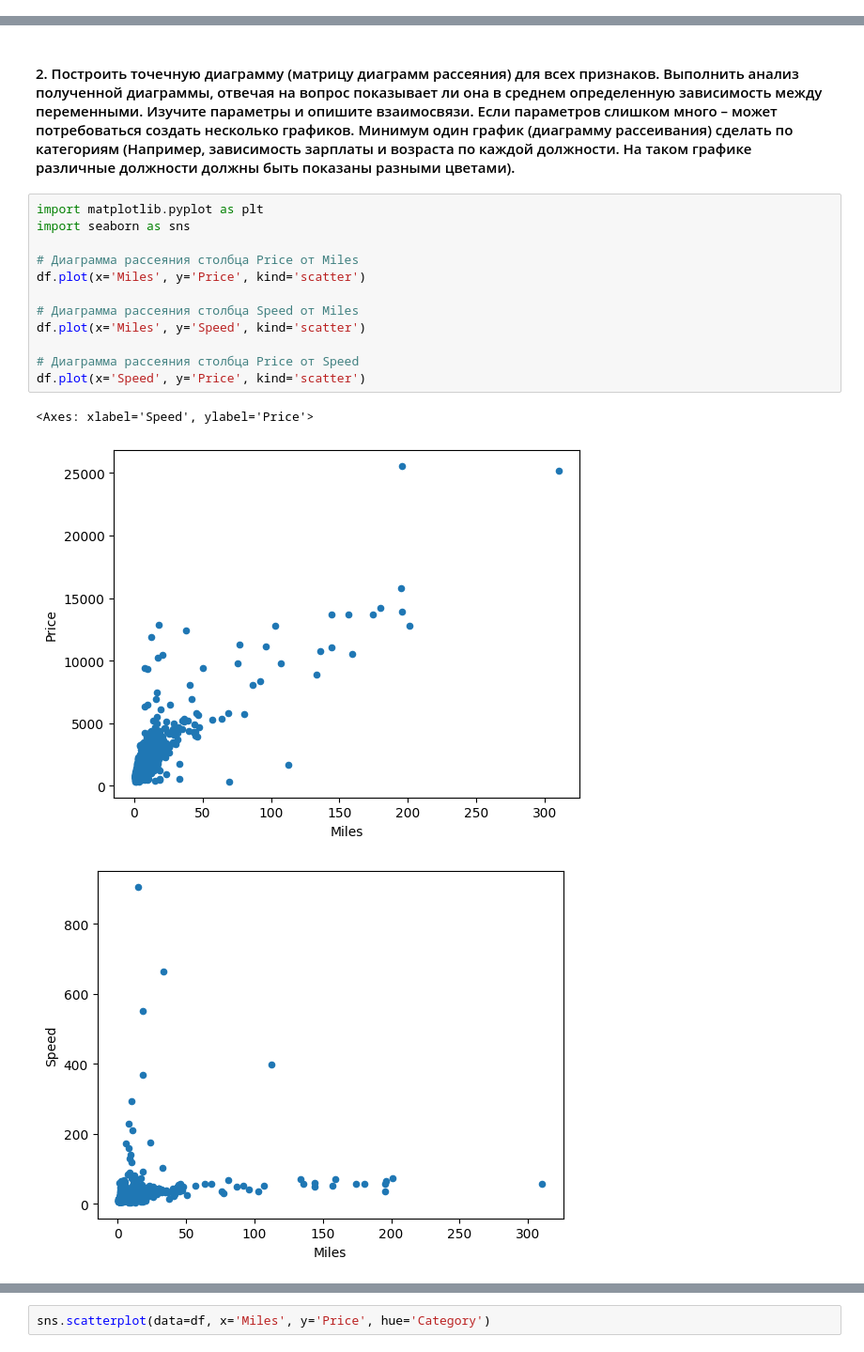
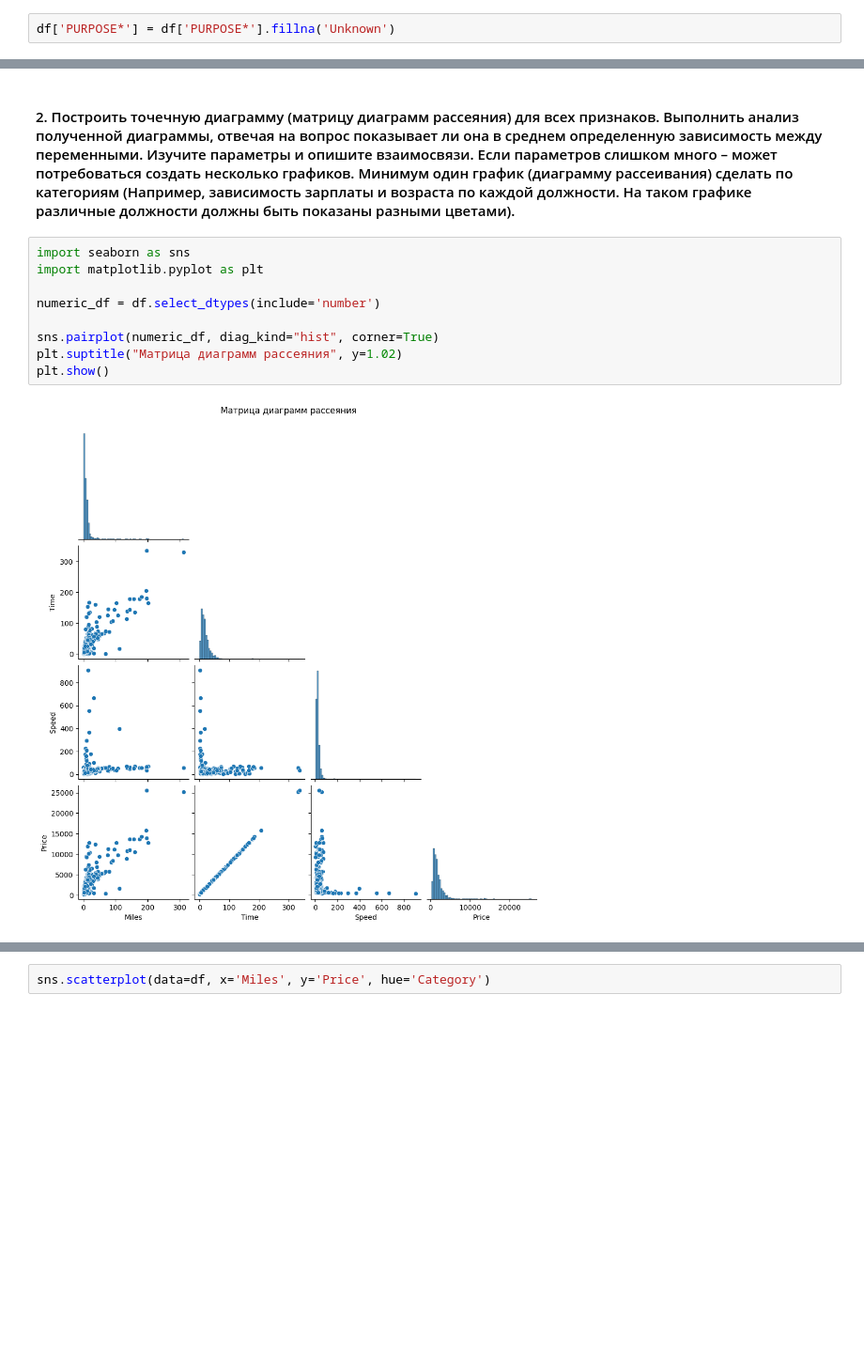
Before and after one commit to SergeyMar06/Data_analysis_4315_Markiyanov_8, a Jupyter notebook: LR2_Markiyanov_8.ipynb, the cells around one changed output, grey strips where cells are left out. Shown: that part at 94% size. Saved outputs shown, nothing was run; the diff lists cells and outputs as text; blank space fills up the shorter version.

Commit message:
Доработка заданий и диаграмм, добавление новых

```diff
--- a/LR2_Markiyanov_8.ipynb
+++ b/LR2_Markiyanov_8.ipynb
@@ -76,3 +76,5 @@ time             0
 speed            0
 price            0
 dtype: int64
+# %%
+df['PURPOSE*'] = df['PURPOSE*'].fillna('Unknown')
@@ -122,18 +138,13 @@ Index(['Start_date', 'End_date', 'Category', 'Start', 'Stop', 'Miles',
 # %% [markdown]
 #### 2. Построить точечную диаграмму (матрицу диаграмм рассеяния) для всех признаков. Выполнить анализ полученной диаграммы, отвечая на вопрос показывает ли она в среднем определенную зависимость между переменными. Изучите параметры и опишите взаимосвязи. Если параметров слишком много – может потребоваться создать несколько графиков. Минимум один график (диаграмму рассеивания) сделать по категориям (Например, зависимость зарплаты и возраста по каждой должности. На таком графике различные должности должны быть показаны разными цветами).
 # %%
+import seaborn as sns
 import matplotlib.pyplot as plt
-import seaborn as sns
 
-# Диаграмма рассеяния столбца Price от Miles
-df.plot(x='Miles', y='Price', kind='scatter')
+numeric_df = df.select_dtypes(include='number')
 
-# Диаграмма рассеяния столбца Speed от Miles
-df.plot(x='Miles', y='Speed', kind='scatter')
-
-# Диаграмма рассеяния столбца Price от Speed
-df.plot(x='Speed', y='Price', kind='scatter')
+sns.pairplot(numeric_df, diag_kind="hist", corner=True)
+plt.suptitle("Матрица диаграмм рассеяния", y=1.02)
+plt.show()
 # %% [output]
-<Axes: xlabel='Speed', ylabel='Price'>
-[figure, old version]
+[figure, new version]
-[figure, removed]
```
Also changed, not shown: parts of 11 cells of this notebook.
